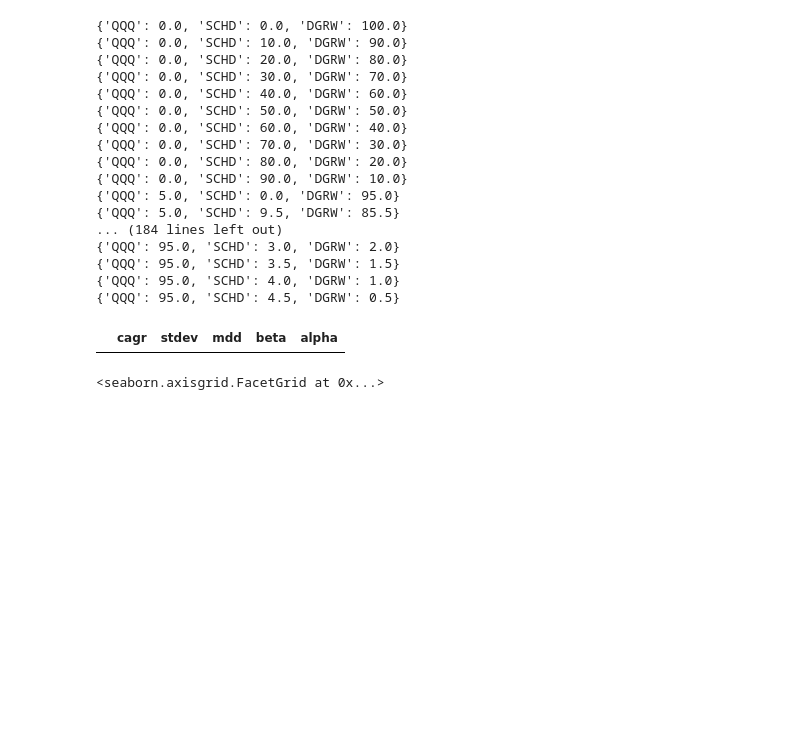
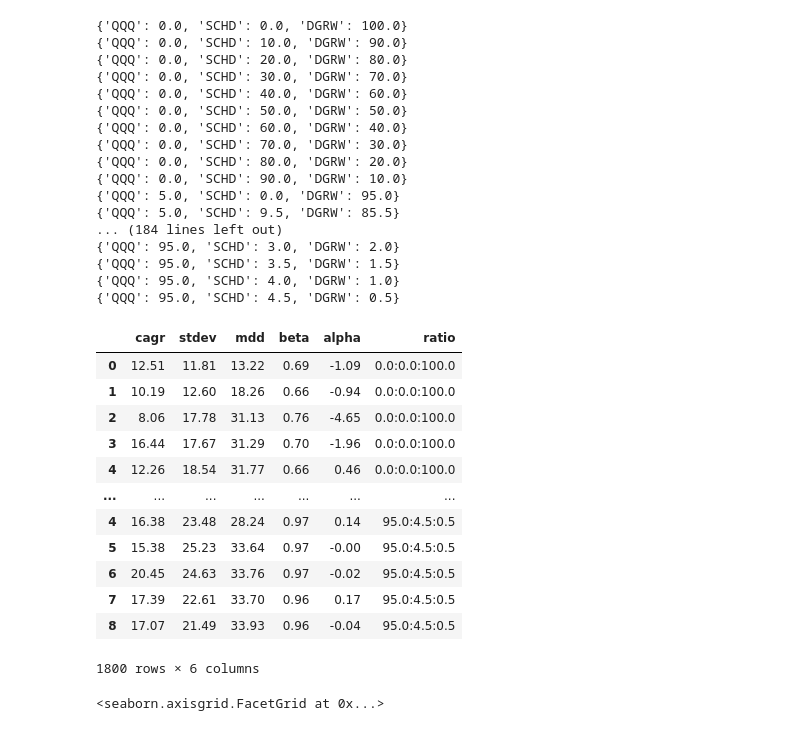
Before and after one commit to RookImS/portfolio_tool, a Jupyter notebook: portfolio.ipynb, the cells around one changed output. Saved outputs shown, nothing was run; the diff lists cells and outputs as text; code cells hidden in the pictures; blank space fills up the shorter version.

Commit message:
Save qqq_schd_dgrw example

```diff
--- a/portfolio.ipynb
+++ b/portfolio.ipynb
@@ -105,52 +105,62 @@ def calc_target_ratio(base_ratio:tuple, etc_ratio:tuple) -> tuple:
 
     return (round(qqq, 1), round(etc1, 1), round(etc2, 1))
 # %%
-from multiprocessing import Pool
+from joblib import Parallel, delayed
 from portfolio_test import portfolio_backtest_by_duration
 
 stats = pd.DataFrame(columns=['cagr', 'stdev', 'mdd', 'beta', 'alpha'])
 
-if __name__ == '__main__':
-    param_list = []
-    for qqq_weight in range(0, 100, 5):
-        for schd_weight in range(0, 10):
-            ratio_qqq_etc = (qqq_weight, 100-qqq_weight)
-            ratio_schd_dgrw = (schd_weight, 10-schd_weight)
-            ratio_qqq_schd_dgrw = calc_target_ratio(ratio_qqq_etc, ratio_schd_dgrw)
+param_list = []
+for qqq_weight in range(0, 100, 5):
+    for schd_weight in range(0, 10):
+        ratio_qqq_etc = (qqq_weight, 100 - qqq_weight)
+        ratio_schd_dgrw = (schd_weight, 10 - schd_weight)
+        ratio_qqq_schd_dgrw = calc_target_ratio(ratio_qqq_etc, ratio_schd_dgrw)
 
-            target_ratio = {
-                'QQQ': ratio_qqq_schd_dgrw[0],
-                'SCHD': ratio_qqq_schd_dgrw[1],
-                'DGRW': ratio_qqq_schd_dgrw[2]
-            }
+        target_ratio = {
+            'QQQ': ratio_qqq_schd_dgrw[0],
+            'SCHD': ratio_qqq_schd_dgrw[1],
+            'DGRW': ratio_qqq_schd_dgrw[2]
+        }
+        print(target_ratio)
+        p = Portfolio(stock_data, 10000, target_ratio)
+        param_list.append((p, stock_data[('QQQ', 'adj_price')], 5))
 
-            p = Portfolio(stock_data, 10000, target_ratio)
-            param_list.append((p, stock_data[('QQQ', 'adj_price')], 5))
+with Parallel(n_jobs=-1) as parallel:
+        results = parallel(delayed(portfolio_backtest_by_duration)(*params) for params in param_list)
 
-
-    with Pool() as pool:
-        results = pool.starmap(portfolio_backtest_by_duration, param_list)
-
-    for stat in results:
-        stats = pd.concat([stats, stat])
+for stat in results:
+    stats = pd.concat([stats, stat])
 
 stats
 # %% [output]
 {'QQQ': 0.0, 'SCHD': 0.0, 'DGRW': 100.0}
 {'QQQ': 0.0, 'SCHD': 10.0, 'DGRW': 90.0}
 {'QQQ': 0.0, 'SCHD': 20.0, 'DGRW': 80.0}
 {'QQQ': 0.0, 'SCHD': 30.0, 'DGRW': 70.0}
 {'QQQ': 0.0, 'SCHD': 40.0, 'DGRW': 60.0}
 {'QQQ': 0.0, 'SCHD': 50.0, 'DGRW': 50.0}
 {'QQQ': 0.0, 'SCHD': 60.0, 'DGRW': 40.0}
 {'QQQ': 0.0, 'SCHD': 70.0, 'DGRW': 30.0}
 {'QQQ': 0.0, 'SCHD': 80.0, 'DGRW': 20.0}
 {'QQQ': 0.0, 'SCHD': 90.0, 'DGRW': 10.0}
 {'QQQ': 5.0, 'SCHD': 0.0, 'DGRW': 95.0}
 {'QQQ': 5.0, 'SCHD': 9.5, 'DGRW': 85.5}
 ... (184 lines left out)
 {'QQQ': 95.0, 'SCHD': 3.0, 'DGRW': 2.0}
 {'QQQ': 95.0, 'SCHD': 3.5, 'DGRW': 1.5}
 {'QQQ': 95.0, 'SCHD': 4.0, 'DGRW': 1.0}
 {'QQQ': 95.0, 'SCHD': 4.5, 'DGRW': 0.5}
-|  | cagr | stdev | mdd | beta | alpha |
+|  | cagr | stdev | mdd | beta | alpha | ratio |
+| 0 | 12.51 | 11.81 | 13.22 | 0.69 | -1.09 | 0.0:0.0:100.0 |
+| 1 | 10.19 | 12.60 | 18.26 | 0.66 | -0.94 | 0.0:0.0:100.0 |
+| 2 | 8.06 | 17.78 | 31.13 | 0.76 | -4.65 | 0.0:0.0:100.0 |
+| 3 | 16.44 | 17.67 | 31.29 | 0.70 | -1.96 | 0.0:0.0:100.0 |
+| 4 | 12.26 | 18.54 | 31.77 | 0.66 | 0.46 | 0.0:0.0:100.0 |
+| ... | ... | ... | ... | ... | ... | ... |
+| 4 | 16.38 | 23.48 | 28.24 | 0.97 | 0.14 | 95.0:4.5:0.5 |
+| 5 | 15.38 | 25.23 | 33.64 | 0.97 | -0.00 | 95.0:4.5:0.5 |
+| 6 | 20.45 | 24.63 | 33.76 | 0.97 | -0.02 | 95.0:4.5:0.5 |
+| 7 | 17.39 | 22.61 | 33.70 | 0.96 | 0.17 | 95.0:4.5:0.5 |
+| 8 | 17.07 | 21.49 | 33.93 | 0.96 | -0.04 | 95.0:4.5:0.5 |
+1800 rows × 6 columns
```
Also changed, not shown: parts of 3 cells of this notebook, 1 other file.
